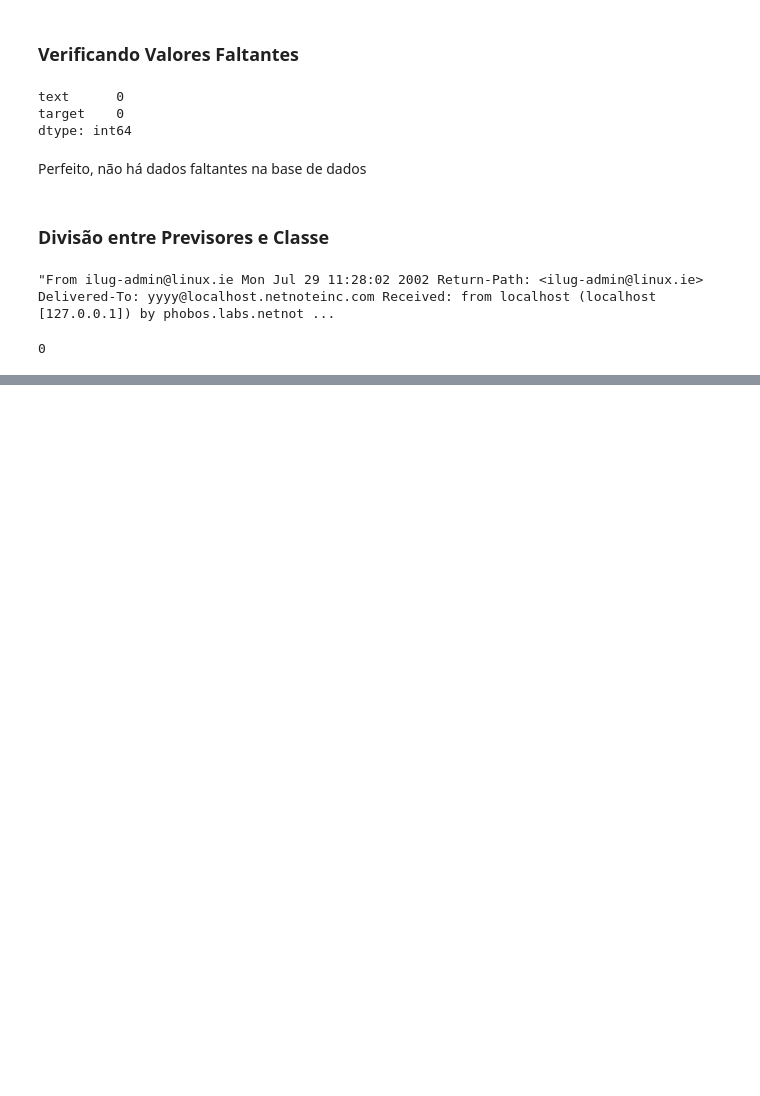
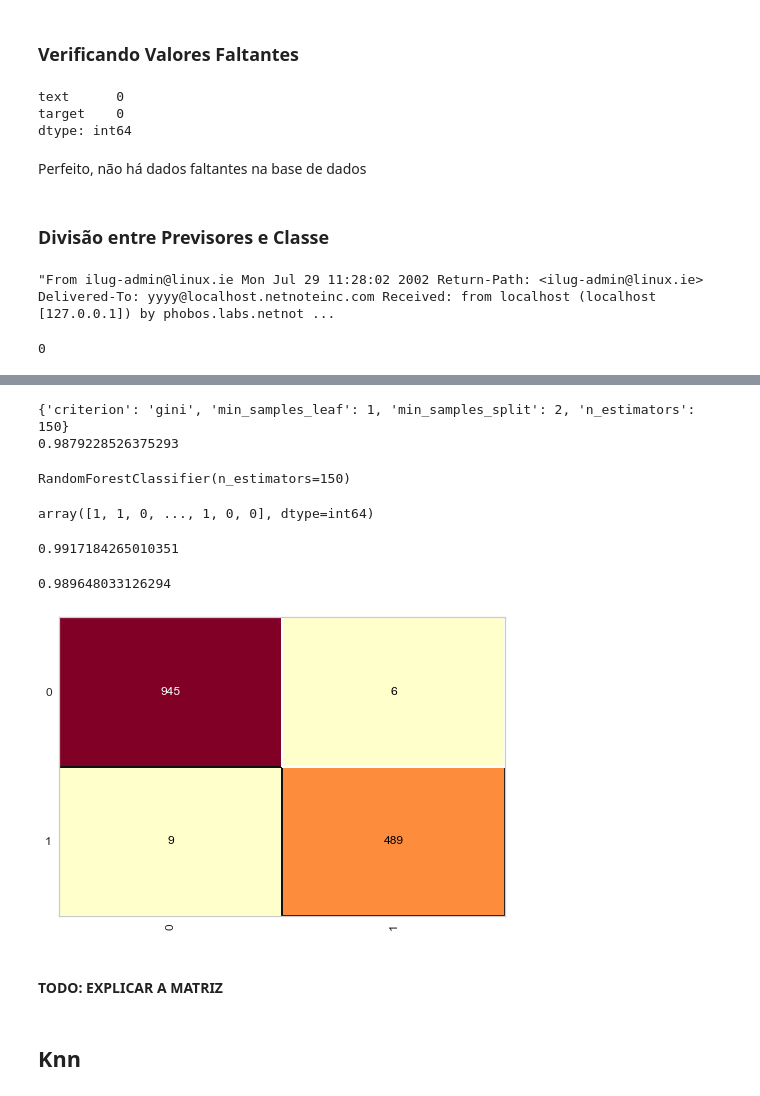
Before and after one commit to FabricioVenturim/Email-Spam-Classification, a Jupyter notebook: Email Classification.ipynb, the cells around one changed output, grey strips where cells are left out. Cells and saved outputs as stored; diff of their text form; code cells hidden in the pictures; blank space fills up the shorter version.

```diff
--- a/Email Classification.ipynb
+++ b/Email Classification.ipynb
@@ -141,0 +205,37 @@ X_emails_treinamento = tfv.transform(X_emails_treinamento)
+# %%
+grid_search = GridSearchCV(estimator=RandomForestClassifier(), param_grid=parametros)
+grid_search.fit(X_emails, y_emails)
+melhores_parametros = grid_search.best_params_
+melhor_resultado = grid_search.best_score_
+print(melhores_parametros)
+print(melhor_resultado)
+# %% [output]
+{'criterion': 'gini', 'min_samples_leaf': 1, 'min_samples_split': 2, 'n_estimators': 150}
+0.9879228526375293
+# %%
+random_forest_emails = RandomForestClassifier(criterion='gini', min_samples_leaf=1, min_samples_split=2, n_estimators=150)
+random_forest_emails.fit(X_emails_treinamento, y_emails_treinamento)
+# %% [output]
+RandomForestClassifier(n_estimators=150)
+# %%
+previsoes = random_forest_emails.predict(X_emails_teste)
+previsoes
+# %% [output]
+array([1, 1, 0, ..., 1, 0, 0], dtype=int64)
+# %%
+from sklearn.metrics import accuracy_score, classification_report
+accuracy_score(y_emails_teste, previsoes)
+# %% [output]
+0.9917184265010351
+# %%
+from yellowbrick.classifier import ConfusionMatrix
+cm = ConfusionMatrix(random_forest_emails)
+cm.fit(X_emails_treinamento, y_emails_treinamento)
+cm.score(X_emails_teste, y_emails_teste)
+# %% [output]
+0.989648033126294
+[figure, added]
+# %% [markdown]
+#### TODO: EXPLICAR A MATRIZ
+# %% [markdown]
+## Knn
```
Also changed, not shown: parts of 46 cells of this notebook.
